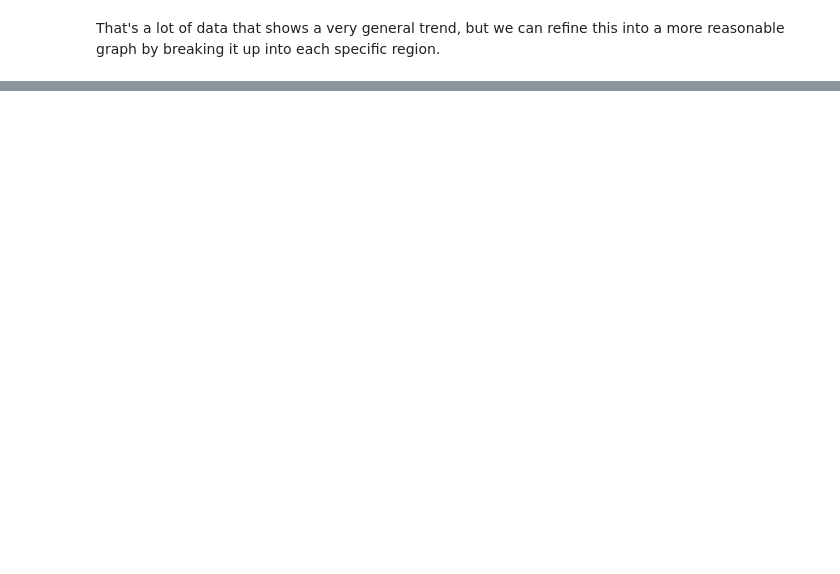
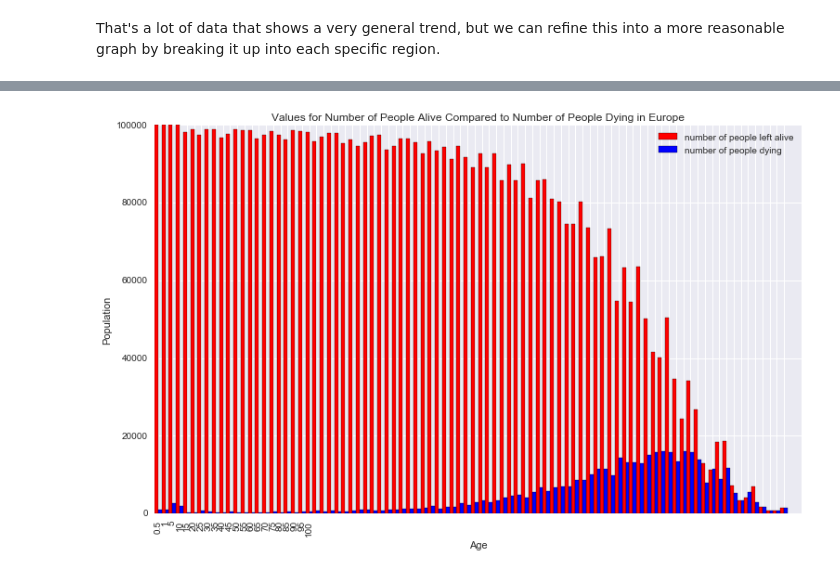
Before and after one commit to segerphilip/DataScience16CTW, a Jupyter notebook: Pip Data Exploration.ipynb, the cells around one changed output, grey strips where cells are left out. Drawn from its saved outputs; the diff is of its cells as text; code cells hidden in the pictures; blank space fills up the shorter version.

```diff
--- a/Pip Data Exploration.ipynb
+++ b/Pip Data Exploration.ipynb
@@ -183,0 +267,25 @@ That's a lot of data that shows a very general trend, but we can refine this int
+# %%
+europeGHO31 = GHO31[GHO31.REGION == "EUR"]
+europeGHO32 = GHO32[GHO32.REGION == "EUR"]
+
+N = 88
+ind = np.arange(N)
+width = .50
+
+fig, ax = plt.subplots()
+rects1 = ax.bar(ind, europeGHO31.Numeric.values, width, color = 'r')
+rects2 = ax.bar(ind + width, europeGHO32.Numeric.values, width, color = 'b')
+ax.set_ylabel("Population")
+ax.set_xlabel("Age")
+ax.set_xticks(ind + width)
+labels = ax.set_xticklabels(["0.5", "1", "5", "10", "15", "20", "25", "30", "35", "40",
+                             "45", "50", "55", "60", "65", "70", "75", "80", "85", "90",
+                             "95", "100"])
+ax.legend((rects1[0], rects2[0]), ('number of people left alive', 'number of people dying'))
+fig.set_size_inches(12.5, 7.5)
+plt.setp(labels, rotation = 90)
+ax.set_title("Values for Number of People Alive Compared to Number of People Dying in Europe")
+
+plt.show()
+# %% [output]
+[figure, added]
```
Also changed, not shown: parts of 14 cells of this notebook.
